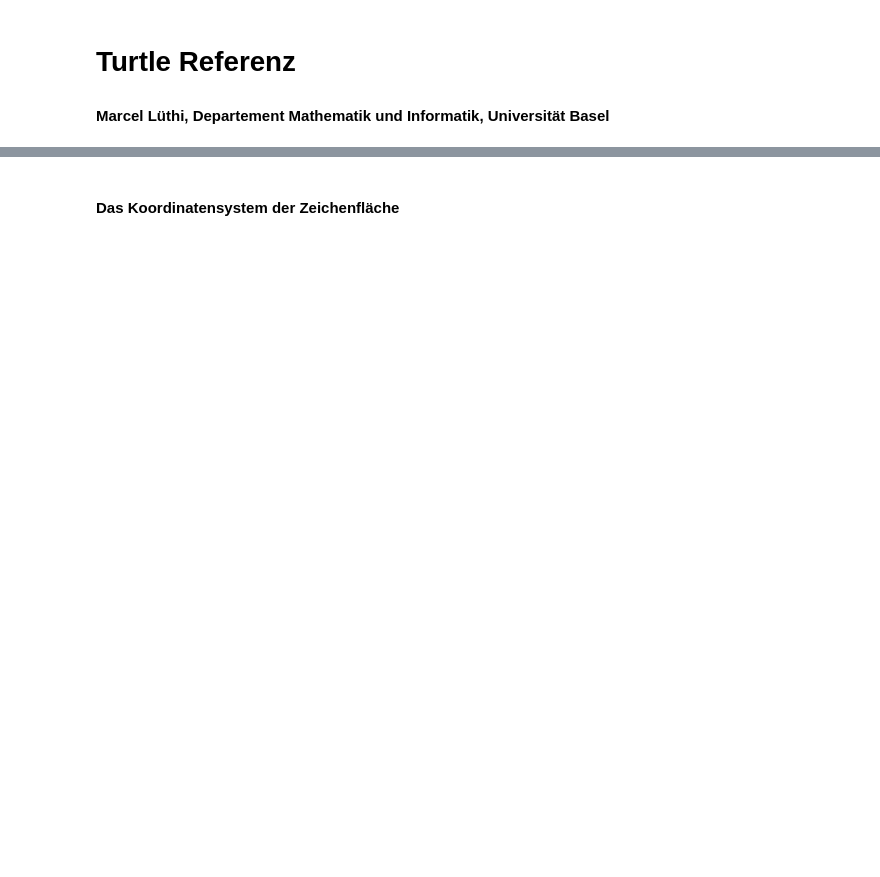
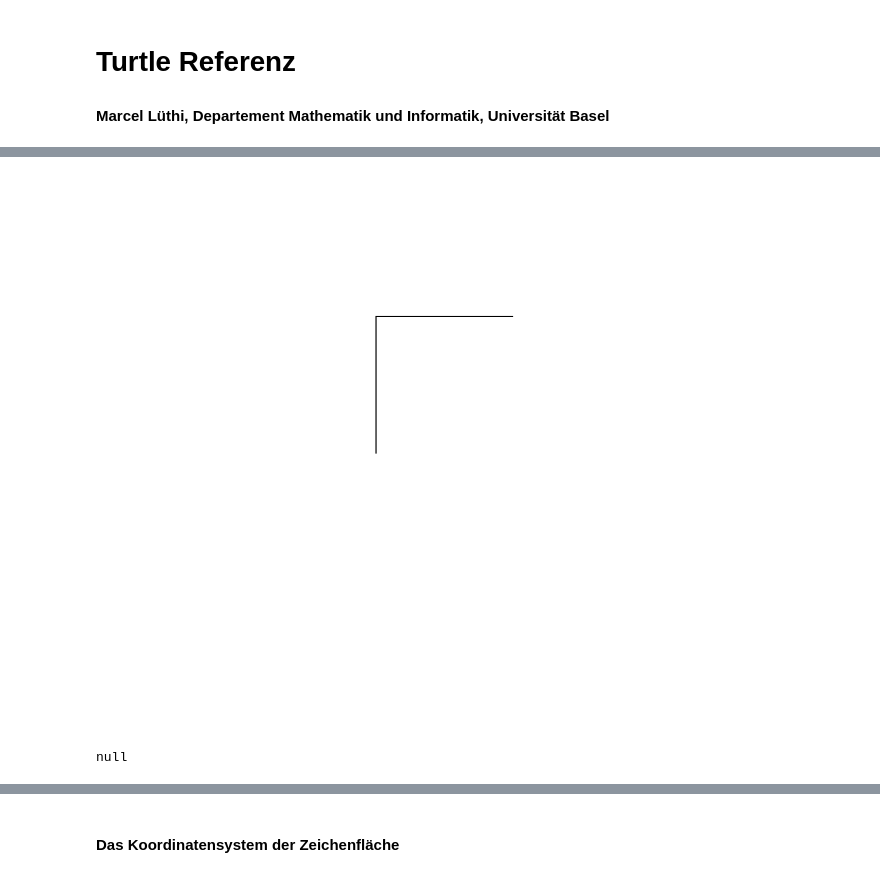
Before and after one commit to unibas-marcelluethi/gdp, a Jupyter notebook: notebooks/Turtle-Referenz.ipynb, the cells around one changed output, grey strips where cells are left out. Saved outputs shown, nothing was run; the diff lists cells and outputs as text; code cells hidden in the pictures; blank space fills up the shorter version.

```diff
--- a/notebooks/Turtle-Referenz.ipynb
+++ b/notebooks/Turtle-Referenz.ipynb
@@ -66,0 +38,10 @@ turtle.toImage();
+# %%
+clear();
+penDown();
+forward(50);
+turnRight(90);
+forward(50);
+display(drawing());
+# %% [output]
+[figure, added]
+null
```
Also changed, not shown: parts of 46 cells of this notebook, 1 other file.
